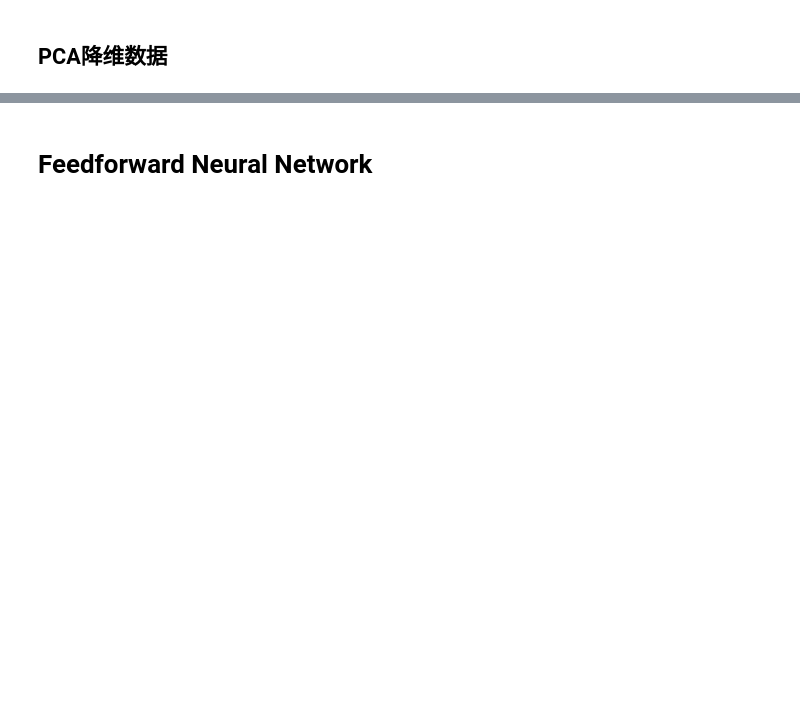
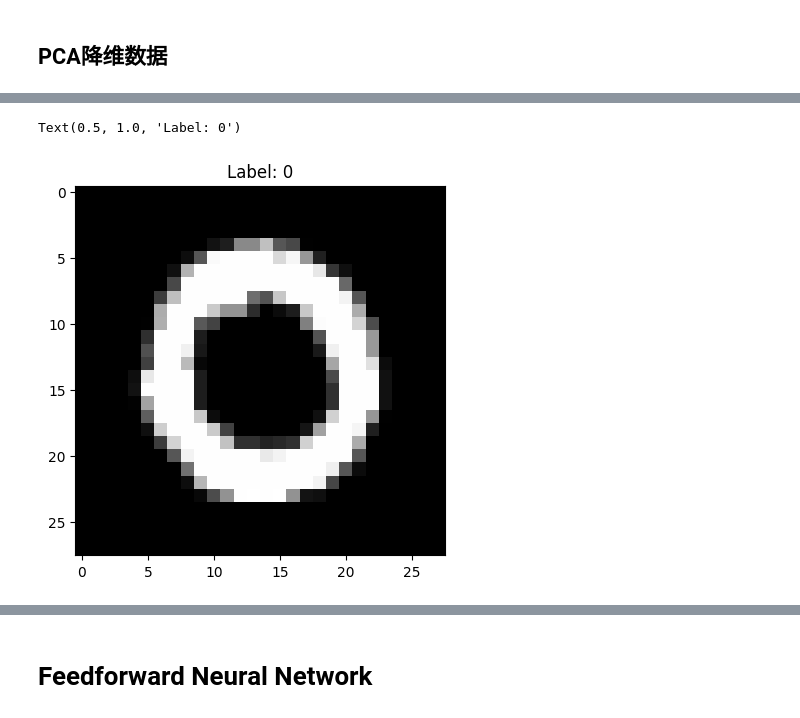
Before and after one commit to Gabenoob/SecML, a Jupyter notebook: 期末/mnist.ipynb, the cells around one changed output, grey strips where cells are left out. Saved outputs shown, nothing was run; the diff lists cells and outputs as text; code cells hidden in the pictures; blank space fills up the shorter version.

```diff
--- a/期末/mnist.ipynb
+++ b/期末/mnist.ipynb
@@ -68,0 +103,6 @@ NameError: name 'X_train_for_CNN' is not defined
+# %%
+plt.imshow(data_for_CNN[1], cmap='gray')
+plt.title('Label: {}'.format(label[1]))
+# %% [output]
+Text(0.5, 1.0, 'Label: 0')
+[figure, added]
```
Also changed, not shown: parts of 29 cells of this notebook, 4 other files.
